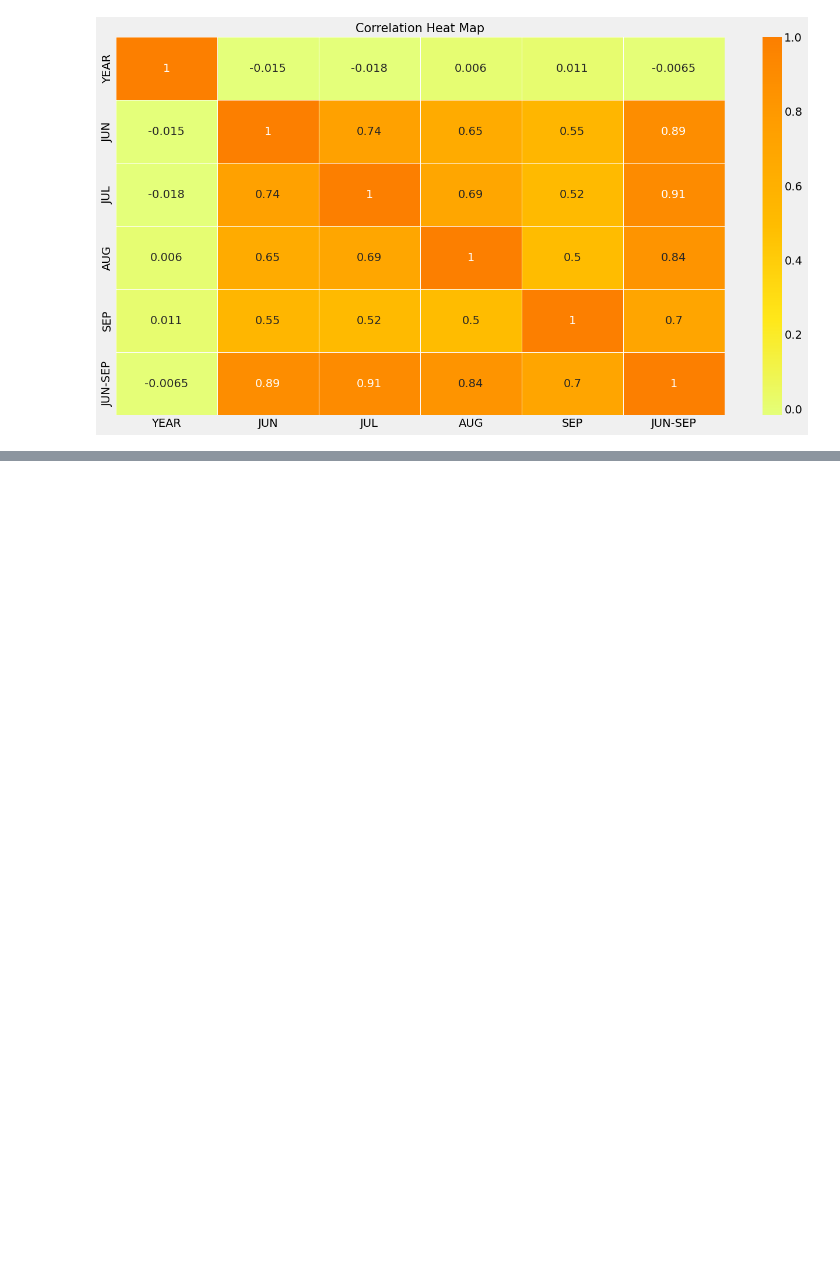
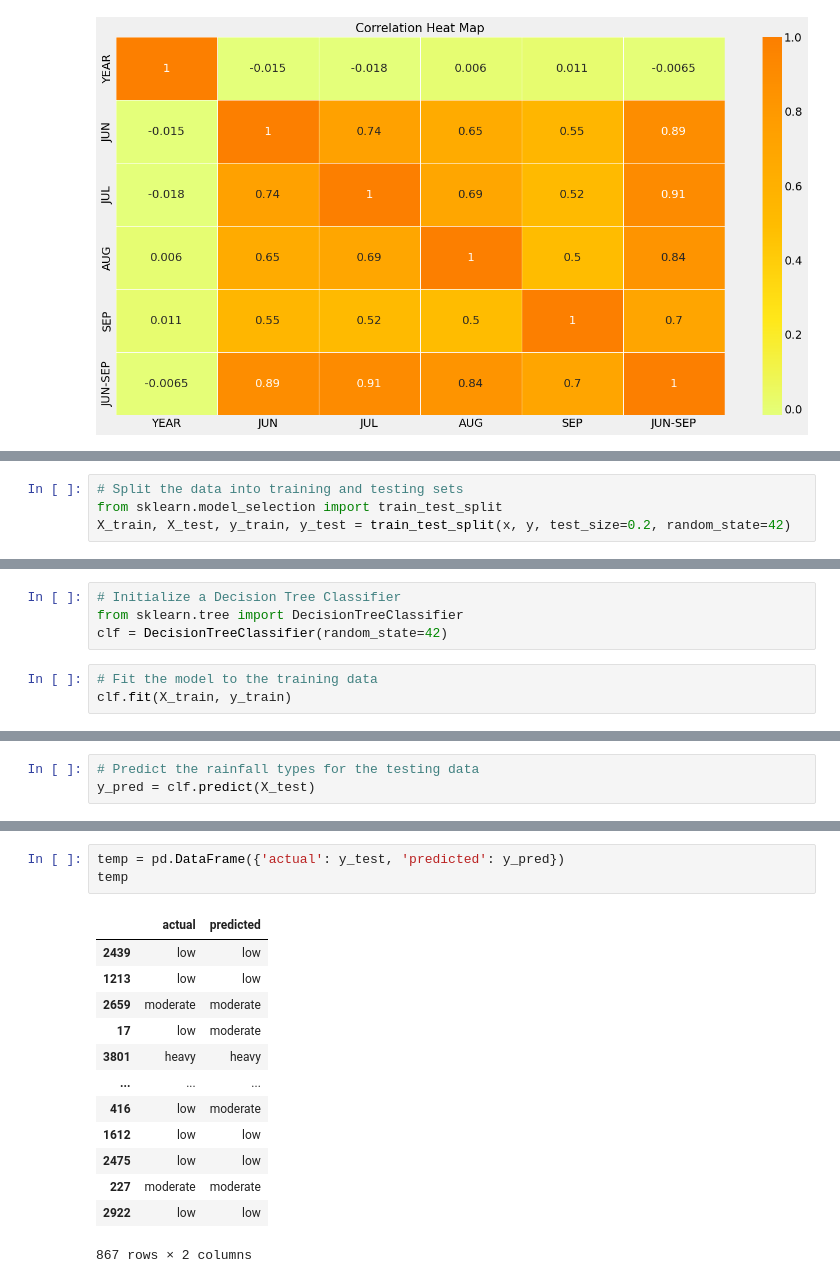
Before and after one commit to SreeSaiBhavesh/Datathon, a Jupyter notebook: RainFallPrediction.ipynb, the cells around one changed output, grey strips where cells are left out. Saved outputs shown, nothing was run; the diff lists cells and outputs as text; blank space fills up the shorter version.

```diff
--- a/RainFallPrediction.ipynb
+++ b/RainFallPrediction.ipynb
@@ -296,0 +339,4 @@ plt.show()
+# %%
+# Split the data into training and testing sets
+from sklearn.model_selection import train_test_split
+X_train, X_test, y_train, y_test = train_test_split(x, y, test_size=0.2, random_state=42)
@@ -296,0 +345,7 @@ plt.show()
+# %%
+# Initialize a Decision Tree Classifier
+from sklearn.tree import DecisionTreeClassifier
+clf = DecisionTreeClassifier(random_state=42)
+# %%
+# Fit the model to the training data
+clf.fit(X_train, y_train)
@@ -296,0 +354,3 @@ plt.show()
+# %%
+# Predict the rainfall types for the testing data
+y_pred = clf.predict(X_test)
@@ -296,0 +402,17 @@ plt.show()
+# %%
+temp = pd.DataFrame({'actual': y_test, 'predicted': y_pred})
+temp
+# %% [output]
+|  | actual | predicted |
+| 2439 | low | low |
+| 1213 | low | low |
+| 2659 | moderate | moderate |
+| 17 | low | moderate |
+| 3801 | heavy | heavy |
+| ... | ... | ... |
+| 416 | low | moderate |
+| 1612 | low | low |
+| 2475 | low | low |
+| 227 | moderate | moderate |
+| 2922 | low | low |
+867 rows × 2 columns
```
Also changed, not shown: parts of 31 cells of this notebook.
